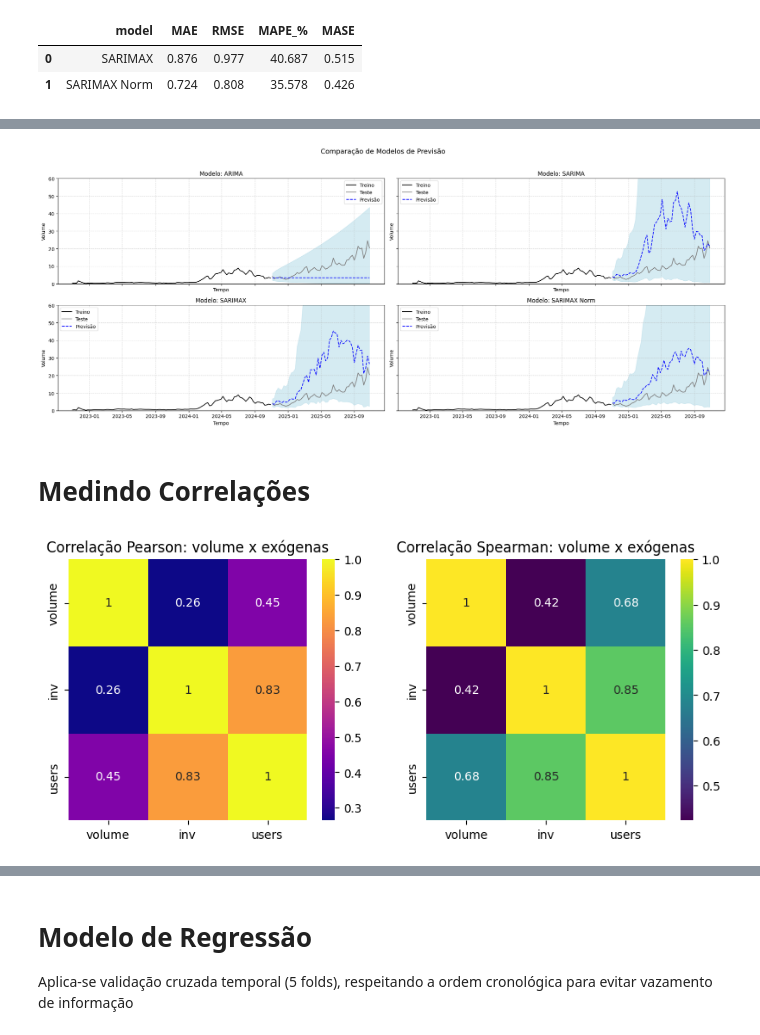
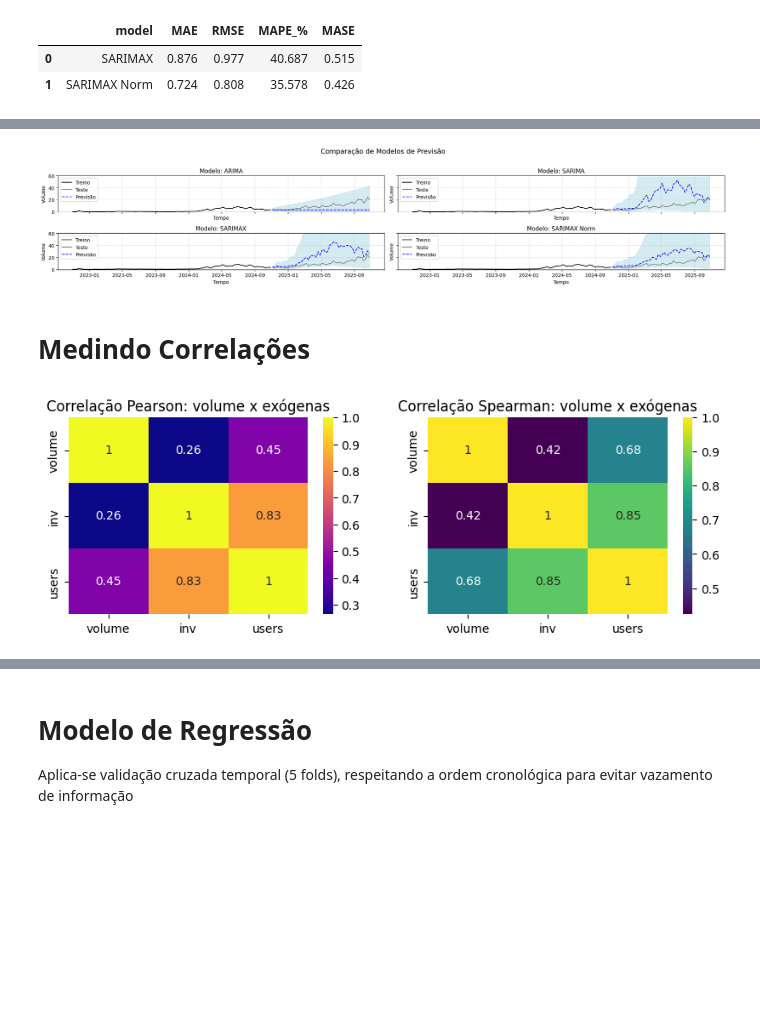
Before and after one commit to GuilhermeCastilho02/Series-Temporais-A2, a Jupyter notebook: trabalho_a2.ipynb, the cells around one changed output, grey strips where cells are left out. Drawn from its saved outputs; the diff is of its cells as text; code cells hidden in the pictures; blank space fills up the shorter version.

```diff
--- a/trabalho_a2.ipynb
+++ b/trabalho_a2.ipynb
@@ -527,5 +527,5 @@ plt.show()
 # %%
-fig, axes = plt.subplots(4, 2, figsize=(20, 8), sharex=True, sharey=True)
+fig, axes = plt.subplots(4, 2, figsize=(20, 6), sharex=True, sharey=True)
 axes = axes.flatten()
 
 for i, (name, yhat) in enumerate(preds_bc.items()):
@@ -555,7 +555,7 @@ plt.show()
 residuos = {name: y_te - yhat for name, yhat in preds.items()}
 residuos_bc = {name: y_te_bc - yhat for name, yhat in preds_bc.items()}
 # %%
-fig, ax = plt.subplots(1, 2, figsize=(20, 5))
+fig, ax = plt.subplots(1, 2, figsize=(20, 3))
 
 for name, res in residuos.items():
     res.plot(ax=ax[0], label=name)
@@ -577,7 +577,7 @@ plt.show()
 # %% [markdown]
 Após a transformação, os resíduos ficam mais próximos de zero e com menor variabilidade — isso ocorre em todos os modelos.
 # %%
-fig, axes = plt.subplots(4, 2, figsize=(20, 10))
+fig, axes = plt.subplots(2, 4, figsize=(20, 5))
 
 for ax, (name, res) in zip(axes.flatten(), residuos.items()):
     plot_acf(res, lags=h-1, ax=ax)
@@ -589,7 +589,7 @@ plt.tight_layout()
 
 plt.show()
 
-fig, axes = plt.subplots(4, 2, figsize=(20, 10))
+fig, axes = plt.subplots(2, 4, figsize=(20, 5))
 
 for ax, (name, res) in zip(axes.flatten(), residuos_bc.items()):
     plot_acf(res, lags=h-1, ax=ax)
@@ -637,7 +637,7 @@ ses: 5.163693749881889e-47
 Holt: 4.810939762857619e-29
 Holt-Winters Aditivo: 1.793485119488993e-21
 # %%
-fig, axes = plt.subplots(4, 2, figsize=(20, 10))
+fig, axes = plt.subplots(2, 4, figsize=(20, 5))
 
 for ax, (name, res) in zip(axes.flatten(), residuos.items()):
     sns.histplot(res, kde=True, ax=ax)
@@ -647,7 +647,7 @@ plt.suptitle("Distribuição dos Resíduos nos modelos")
 plt.tight_layout()
 plt.show()
 
-fig, axes = plt.subplots(4, 2, figsize=(20, 10))
+fig, axes = plt.subplots(2, 4, figsize=(20, 5))
 
 for ax, (name, res) in zip(axes.flatten(), residuos_bc.items()):
     sns.histplot(res, kde=True, ax=ax)
@@ -794,35 +788,35 @@ preds = {"ARIMA": (arima_pred, arima_ic),
          "SARIMA": (sarima_pred, sarima_ic),
          "SARIMAX": (sarimax_pred, sarimax_ic),
          "SARIMAX Norm": (sarimax_norm_pred, sarimax_norm_ic)
          }
 
-fig, axes = plt.subplots(2, 2, figsize=(20, 8), sharex=True, sharey=True)
+fig, axes = plt.subplots(2, 2, figsize=(20, 4), sharex=True, sharey=True)
 axes = axes.flatten()
 
 for i, (name, yhat) in enumerate(preds.items()):
     ax = axes[i]
     # Série observada (treino + teste)
     ax.plot(y_tr.index, inv_boxcox(y_tr, lmbda), color="black", label="Treino")
     ax.plot(y_te.index, inv_boxcox(y_te, lmbda), color="gray", label="Teste")
     # Previsão
     ax.plot(y_te.index, inv_boxcox(yhat[0], lmbda), color="blue", linestyle="--", label="Previsão")
     # IC
     ax.fill_between(y_te.index, inv_boxcox(yhat[1].iloc[:,0], lmbda), inv_boxcox(yhat[1].iloc[:,1], lmbda), color="lightblue", alpha=0.5)
 
     ax.set_title(f"Modelo: {name}")
     ax.set_xlabel("Tempo")
     ax.set_ylabel("Volume")
 
     ax.set_ylim(0, 60)
 
     ax.grid(True, linestyle="--", alpha=0.5)
     ax.legend()
 
 plt.suptitle("Comparação de Modelos de Previsão", fontsize=14, y=1.02)
 plt.tight_layout()
 plt.show()
 # %% [output]
-[figure, old version]
+[figure, new version]
 # %% [markdown]
 # Medindo Correlações
 # %%
@@ -831,7 +825,7 @@ corr_spearman_matrix = prison[["volume", "inv", "users"]].corr("spearman")
 cross_corr_us_x_vol = sm.tsa.stattools.ccf(y, X["users"], adjusted=False)[:20]  # até 20 defasagens
 cross_corr_inv_x_vol = sm.tsa.stattools.ccf(y, X["inv"], adjusted=False)[:20]
 # %%
-fig, axes = plt.subplots(1, 2, figsize=(10, 4))
+fig, axes = plt.subplots(1, 2, figsize=(10, 3))
 
 sns.heatmap(corr_pearson_matrix, ax=axes[0], annot=True, cmap="plasma")
 axes[0].set_title("Correlação Pearson: volume x exógenas")
@@ -841,5 +835,5 @@ axes[1].set_title("Correlação Spearman: volume x exógenas")
 
 plt.show()
 # %% [output]
-[figure, old version]
+[figure, new version]
 # %%
```
Also changed, not shown: parts of 11 cells of this notebook.
